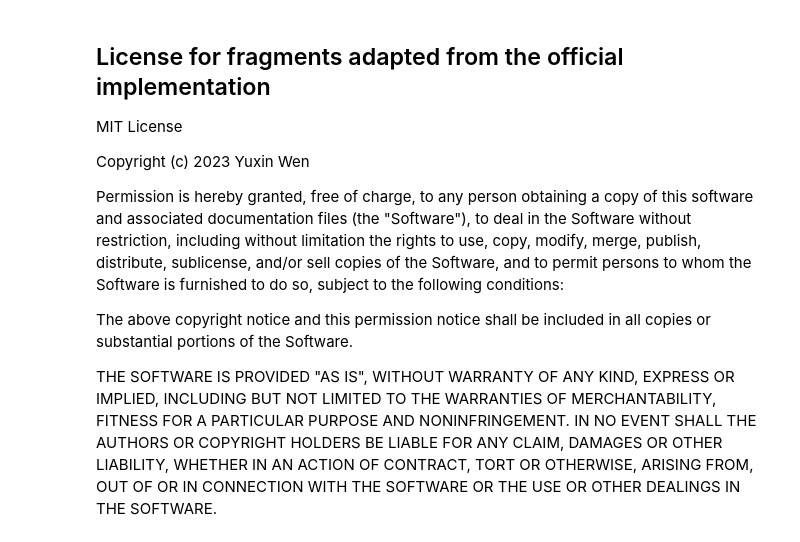
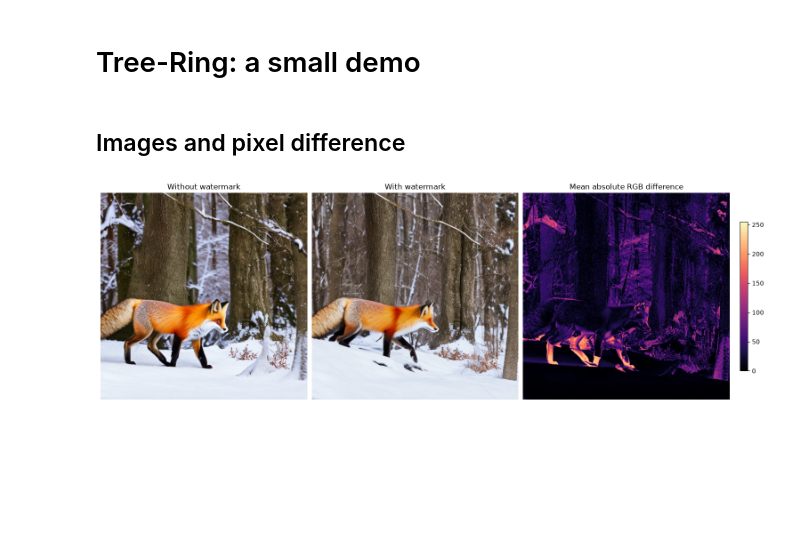
Before and after one commit to AndreRab/watermarks, a Jupyter notebook: notebooks/tree_ring_colab.ipynb, the cells around one changed output. Cells and saved outputs as stored; diff of their text form; code cells hidden in the pictures; blank space fills up the shorter version.

Commit message:
Tree ring colab example

```diff
--- a/notebooks/tree_ring_colab.ipynb
+++ b/notebooks/tree_ring_colab.ipynb
@@ -753,12 +1,51 @@ This notebook contains no pregenerated results: images and metrics appear when y
-# %% [markdown]
-## License for fragments adapted from the official implementation
-
-MIT License
-
-Copyright (c) 2023 Yuxin Wen
-
-Permission is hereby granted, free of charge, to any person obtaining a copy of this software and associated documentation files (the "Software"), to deal in the Software without restriction, including without limitation the rights to use, copy, modify, merge, publish, distribute, sublicense, and/or sell copies of the Software, and to permit persons to whom the Software is furnished to do so, subject to the following conditions:
-
-The above copyright notice and this permission notice shall be included in all copies or substantial portions of the Software.
-
-THE SOFTWARE IS PROVIDED "AS IS", WITHOUT WARRANTY OF ANY KIND, EXPRESS OR IMPLIED, INCLUDING BUT NOT LIMITED TO THE WARRANTIES OF MERCHANTABILITY, FITNESS FOR A PARTICULAR PURPOSE AND NONINFRINGEMENT. IN NO EVENT SHALL THE AUTHORS OR COPYRIGHT HOLDERS BE LIABLE FOR ANY CLAIM, DAMAGES OR OTHER LIABILITY, WHETHER IN AN ACTION OF CONTRACT, TORT OR OTHERWISE, ARISING FROM, OUT OF OR IN CONNECTION WITH THE SOFTWARE OR THE USE OR OTHER DEALINGS IN THE SOFTWARE.
+# %% [markdown]
+# Tree-Ring: a small demo
+# %%
+import sys
+from pathlib import Path
+
+sys.path.insert(0, str(Path('..').resolve()))
+
+import matplotlib.pyplot as plt
+import numpy as np
+import pandas as pd
+import torch
+
+from api.transformers.tree_ring_watermark import TreeRingWatermarkTransformer
+
+prompt = 'A photo of a red fox in a snowy forest, natural light'
+channel = 3
+
+transformer = TreeRingWatermarkTransformer(
+    seed=2026,
+    watermark_seed=999,
+    device='mps',
+    model_dtype=torch.float16,
+    model_id='sd2-community/stable-diffusion-2-1-base',
+    model_revision='4e63672c03103b6c636b8fb4119ba982469b2955',
+    watermark_channel=channel,
+)
+# %% [markdown]
+## Images and pixel difference
+# %%
+image_plain, noise_plain = transformer.generate(prompt, with_watermark=False)
+image_marked, noise_marked = transformer.generate(prompt, with_watermark=True)
+
+difference = np.abs(
+    np.asarray(image_marked, dtype=np.float32)
+    - np.asarray(image_plain, dtype=np.float32)
+).mean(axis=2)
+
+fig, axes = plt.subplots(1, 3, figsize=(15, 5), constrained_layout=True)
+axes[0].imshow(image_plain)
+axes[0].set_title('Without watermark')
+axes[1].imshow(image_marked)
+axes[1].set_title('With watermark')
+heatmap = axes[2].imshow(difference, cmap='magma', vmin=0, vmax=255)
+axes[2].set_title('Mean absolute RGB difference')
+fig.colorbar(heatmap, ax=axes[2], shrink=0.7)
+for ax in axes:
+    ax.axis('off')
+plt.show()
+# %% [output]
+[figure, added]
```
Also changed, not shown: parts of 34 cells of this notebook, 4 other files.
